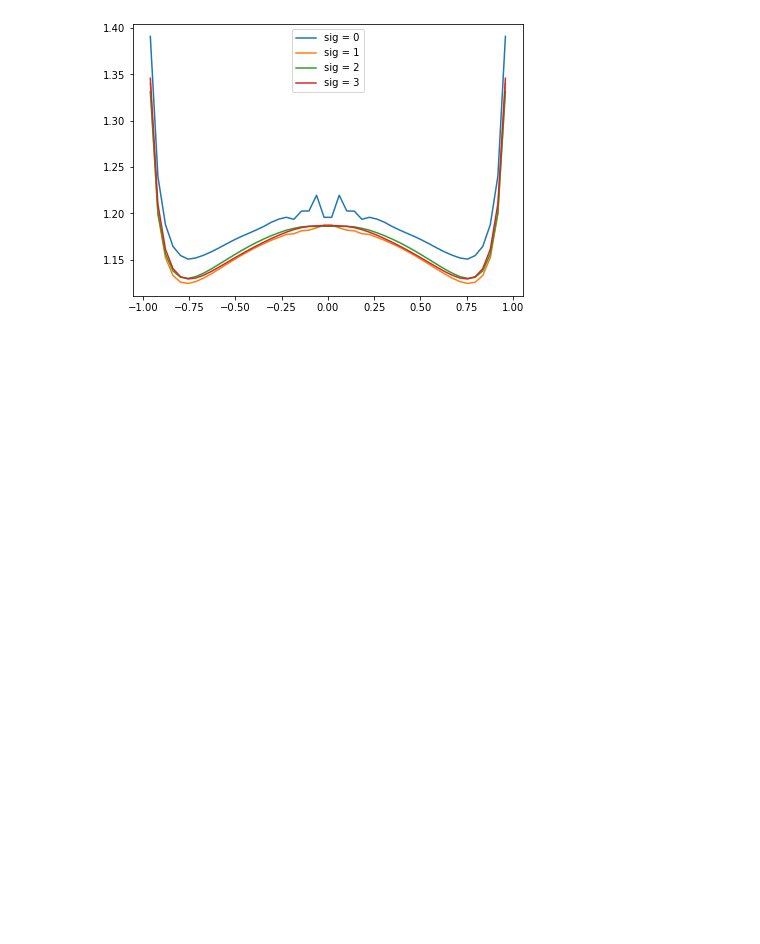
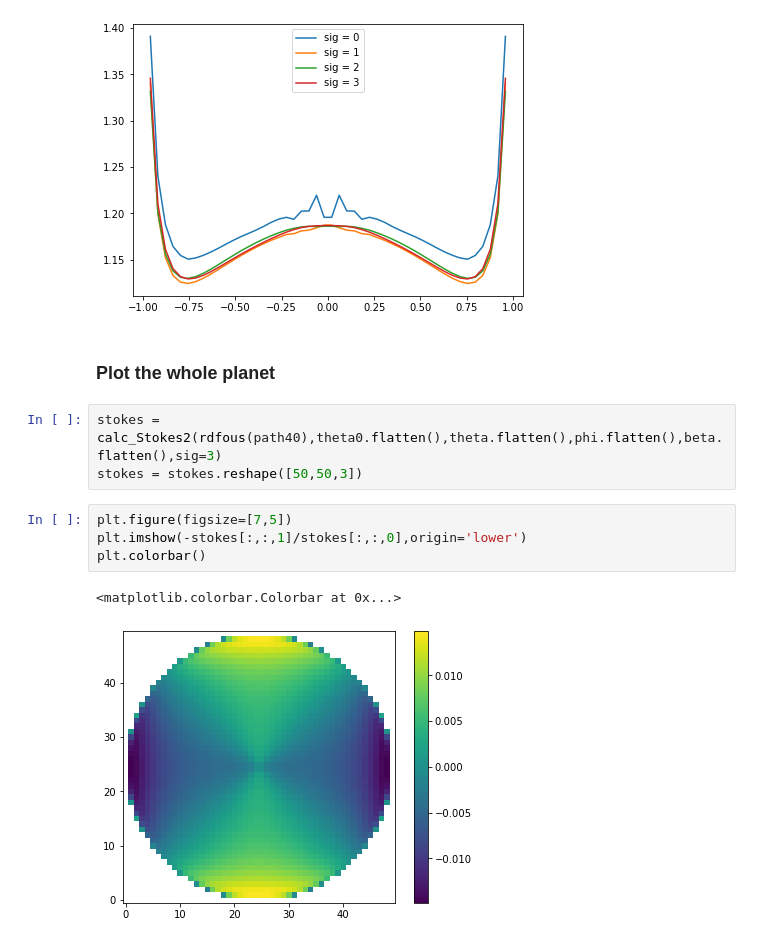
Before and after one commit to gouravmahapatra/Interpolation, a Jupyter notebook: interpolationScheme.ipynb, the cells around one changed output. Cells and saved outputs as stored; diff of their text form; blank space fills up the shorter version.

```diff
--- a/interpolationScheme.ipynb
+++ b/interpolationScheme.ipynb
@@ -573,3 +573,15 @@ plt.legend()
 # %% [output]
 <matplotlib.legend.Legend at 0x...>
 [figure]
+# %% [markdown]
+### Plot the whole planet
+# %%
+stokes = calc_Stokes2(rdfous(path40),theta0.flatten(),theta.flatten(),phi.flatten(),beta.flatten(),sig=3)
+stokes = stokes.reshape([50,50,3])
+# %%
+plt.figure(figsize=[7,5])
+plt.imshow(-stokes[:,:,1]/stokes[:,:,0],origin='lower')
+plt.colorbar()
+# %% [output]
+<matplotlib.colorbar.Colorbar at 0x...>
+[figure, added]
```
